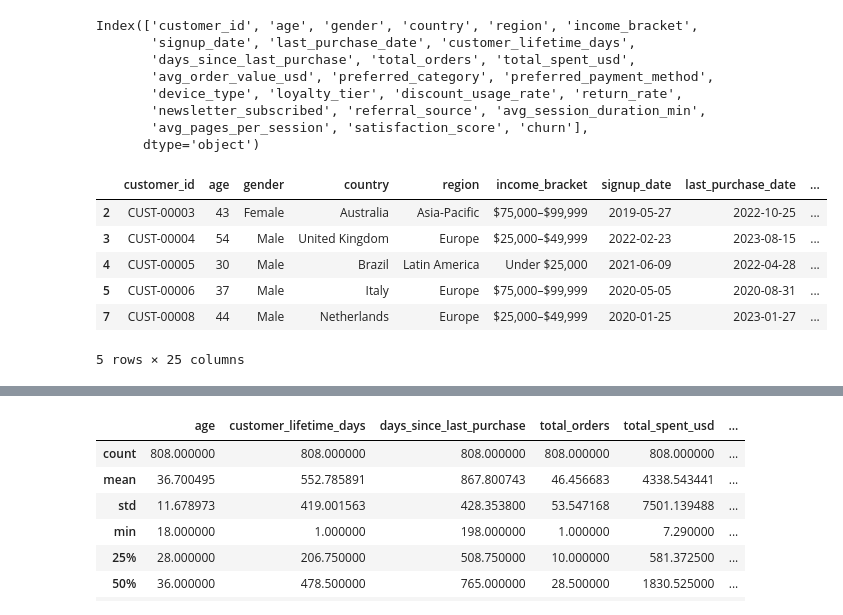
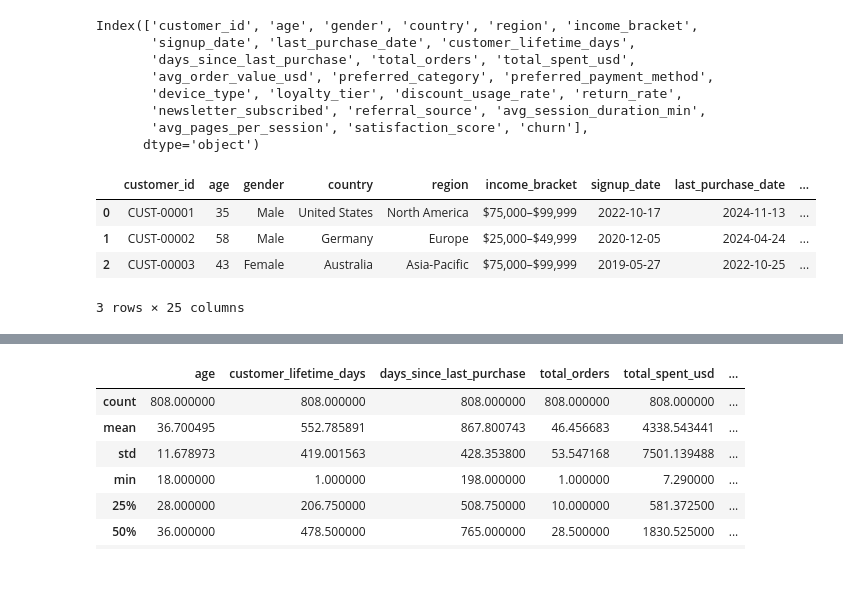
Before and after one commit to LaisSilva42/ecommerce-churn-revenue-at-risk, a Jupyter notebook: Churn_analysis.ipynb, the cells around one changed output, grey strips where cells are left out. Cells and saved outputs as stored; diff of their text form; code cells hidden in the pictures; blank space fills up the shorter version.

```diff
--- a/Churn_analysis.ipynb
+++ b/Churn_analysis.ipynb
@@ -21,10 +20,8 @@ churned = df[df['churn'] == 1]
 # %%
-churned.head()
+df.head(3)
 # %% [output]
 |  | customer_id | age | gender | country | region | income_bracket | signup_date | last_purchase_date | ... |
+| 0 | CUST-00001 | 35 | Male | United States | North America | $75,000–$99,999 | 2022-10-17 | 2024-11-13 | ... |
+| 1 | CUST-00002 | 58 | Male | Germany | Europe | $25,000–$49,999 | 2020-12-05 | 2024-04-24 | ... |
 | 2 | CUST-00003 | 43 | Female | Australia | Asia-Pacific | $75,000–$99,999 | 2019-05-27 | 2022-10-25 | ... |
-| 3 | CUST-00004 | 54 | Male | United Kingdom | Europe | $25,000–$49,999 | 2022-02-23 | 2023-08-15 | ... |
-| 4 | CUST-00005 | 30 | Male | Brazil | Latin America | Under $25,000 | 2021-06-09 | 2022-04-28 | ... |
-| 5 | CUST-00006 | 37 | Male | Italy | Europe | $75,000–$99,999 | 2020-05-05 | 2020-08-31 | ... |
-| 7 | CUST-00008 | 44 | Male | Netherlands | Europe | $25,000–$49,999 | 2020-01-25 | 2023-01-27 | ... |
-5 rows × 25 columns
+3 rows × 25 columns
```
Also changed, not shown: parts of 14 cells of this notebook.
